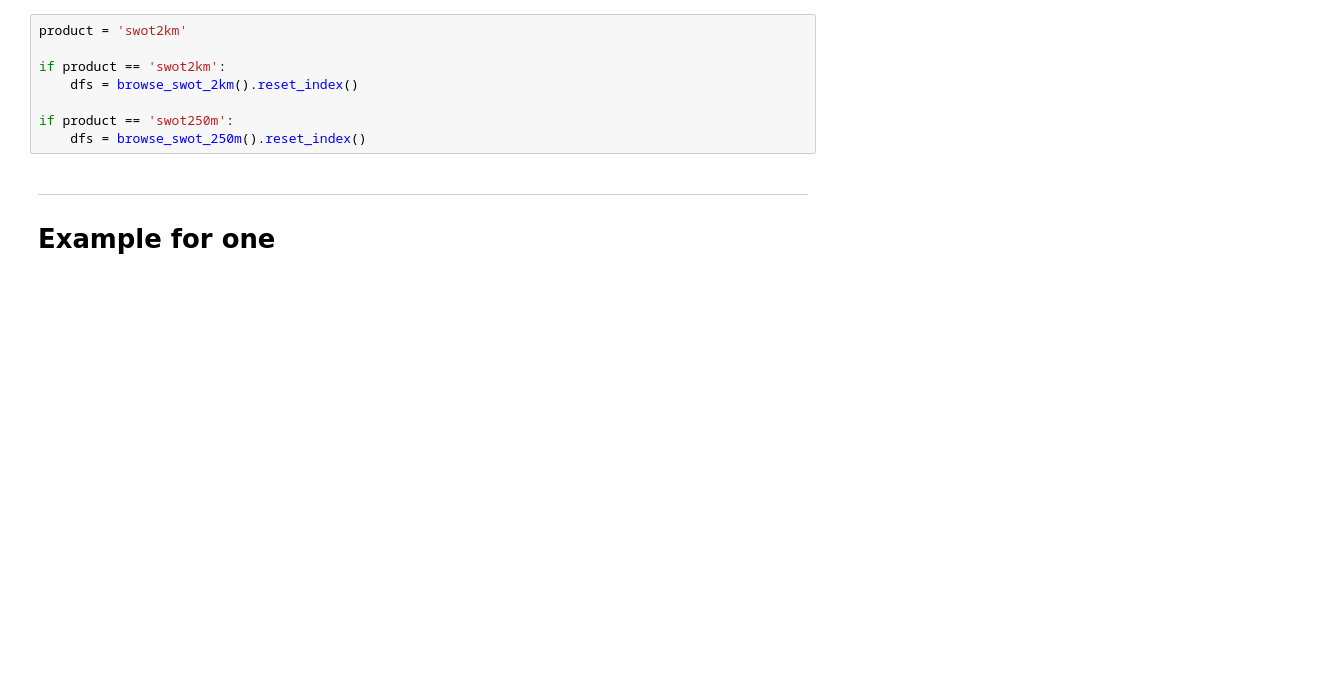
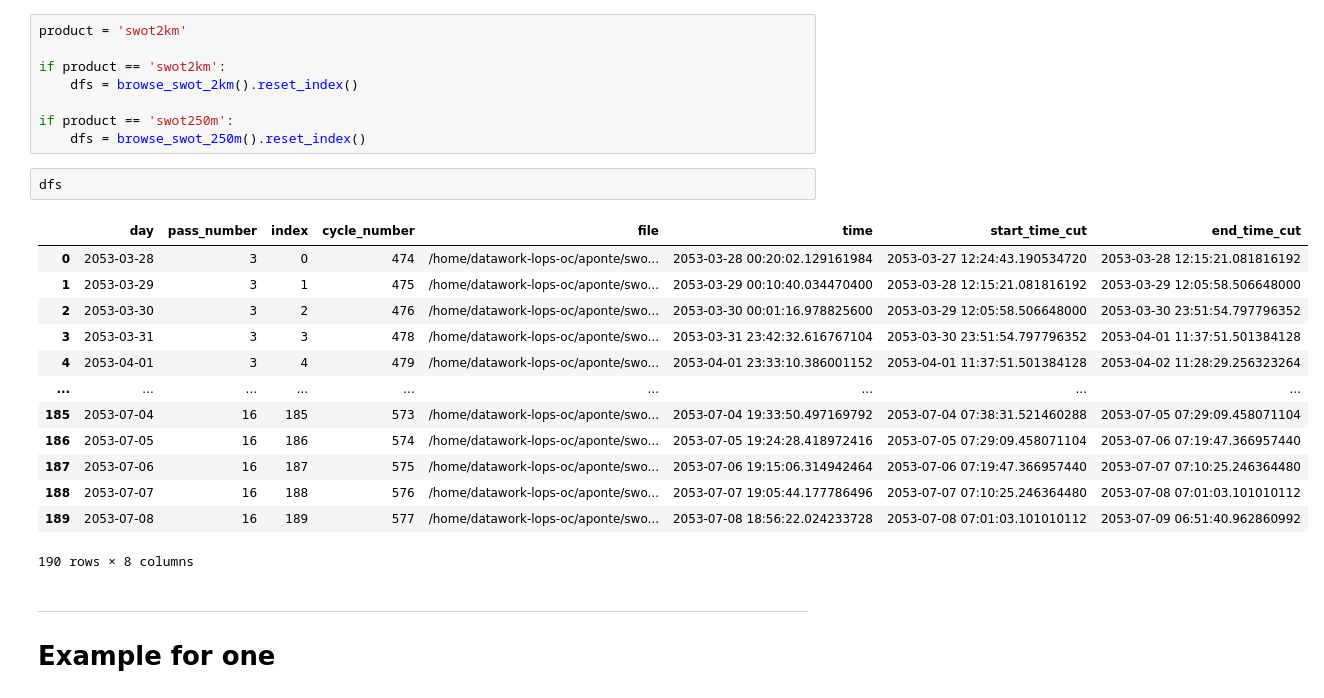
Before and after one commit to margot-demol/med_analysis, a Jupyter notebook: 01_preprocessing/02_nc_preprocessing_swot_2km.ipynb, the cells around one changed output. Saved outputs shown, nothing was run; the diff lists cells and outputs as text; blank space fills up the shorter version.

```diff
--- a/01_preprocessing/02_nc_preprocessing_swot_2km.ipynb
+++ b/01_preprocessing/02_nc_preprocessing_swot_2km.ipynb
@@ -24,6 +24,22 @@ if product == 'swot2km':
 
 if product == 'swot250m':
     dfs = browse_swot_250m().reset_index()
+# %%
+dfs
+# %% [output]
+|  | day | pass_number | index | cycle_number | file | time | start_time_cut | end_time_cut |
+| 0 | 2053-03-28 | 3 | 0 | 474 | /home/datawork-lops-oc/aponte/swo... | 2053-03-28 00:20:02.129161984 | 2053-03-27 12:24:43.190534720 | 2053-03-28 12:15:21.081816192 |
+| 1 | 2053-03-29 | 3 | 1 | 475 | /home/datawork-lops-oc/aponte/swo... | 2053-03-29 00:10:40.034470400 | 2053-03-28 12:15:21.081816192 | 2053-03-29 12:05:58.506648000 |
+| 2 | 2053-03-30 | 3 | 2 | 476 | /home/datawork-lops-oc/aponte/swo... | 2053-03-30 00:01:16.978825600 | 2053-03-29 12:05:58.506648000 | 2053-03-30 23:51:54.797796352 |
+| 3 | 2053-03-31 | 3 | 3 | 478 | /home/datawork-lops-oc/aponte/swo... | 2053-03-31 23:42:32.616767104 | 2053-03-30 23:51:54.797796352 | 2053-04-01 11:37:51.501384128 |
+| 4 | 2053-04-01 | 3 | 4 | 479 | /home/datawork-lops-oc/aponte/swo... | 2053-04-01 23:33:10.386001152 | 2053-04-01 11:37:51.501384128 | 2053-04-02 11:28:29.256323264 |
+| ... | ... | ... | ... | ... | ... | ... | ... | ... |
+| 185 | 2053-07-04 | 16 | 185 | 573 | /home/datawork-lops-oc/aponte/swo... | 2053-07-04 19:33:50.497169792 | 2053-07-04 07:38:31.521460288 | 2053-07-05 07:29:09.458071104 |
+| 186 | 2053-07-05 | 16 | 186 | 574 | /home/datawork-lops-oc/aponte/swo... | 2053-07-05 19:24:28.418972416 | 2053-07-05 07:29:09.458071104 | 2053-07-06 07:19:47.366957440 |
+| 187 | 2053-07-06 | 16 | 187 | 575 | /home/datawork-lops-oc/aponte/swo... | 2053-07-06 19:15:06.314942464 | 2053-07-06 07:19:47.366957440 | 2053-07-07 07:10:25.246364480 |
+| 188 | 2053-07-07 | 16 | 188 | 576 | /home/datawork-lops-oc/aponte/swo... | 2053-07-07 19:05:44.177786496 | 2053-07-07 07:10:25.246364480 | 2053-07-08 07:01:03.101010112 |
+| 189 | 2053-07-08 | 16 | 189 | 577 | /home/datawork-lops-oc/aponte/swo... | 2053-07-08 18:56:22.024233728 | 2053-07-08 07:01:03.101010112 | 2053-07-09 06:51:40.962860992 |
+190 rows × 8 columns
 # %% [markdown]
 ______________________
 # Example for one
```
Also changed, not shown: parts of 12 cells of this notebook, 16 other files.
